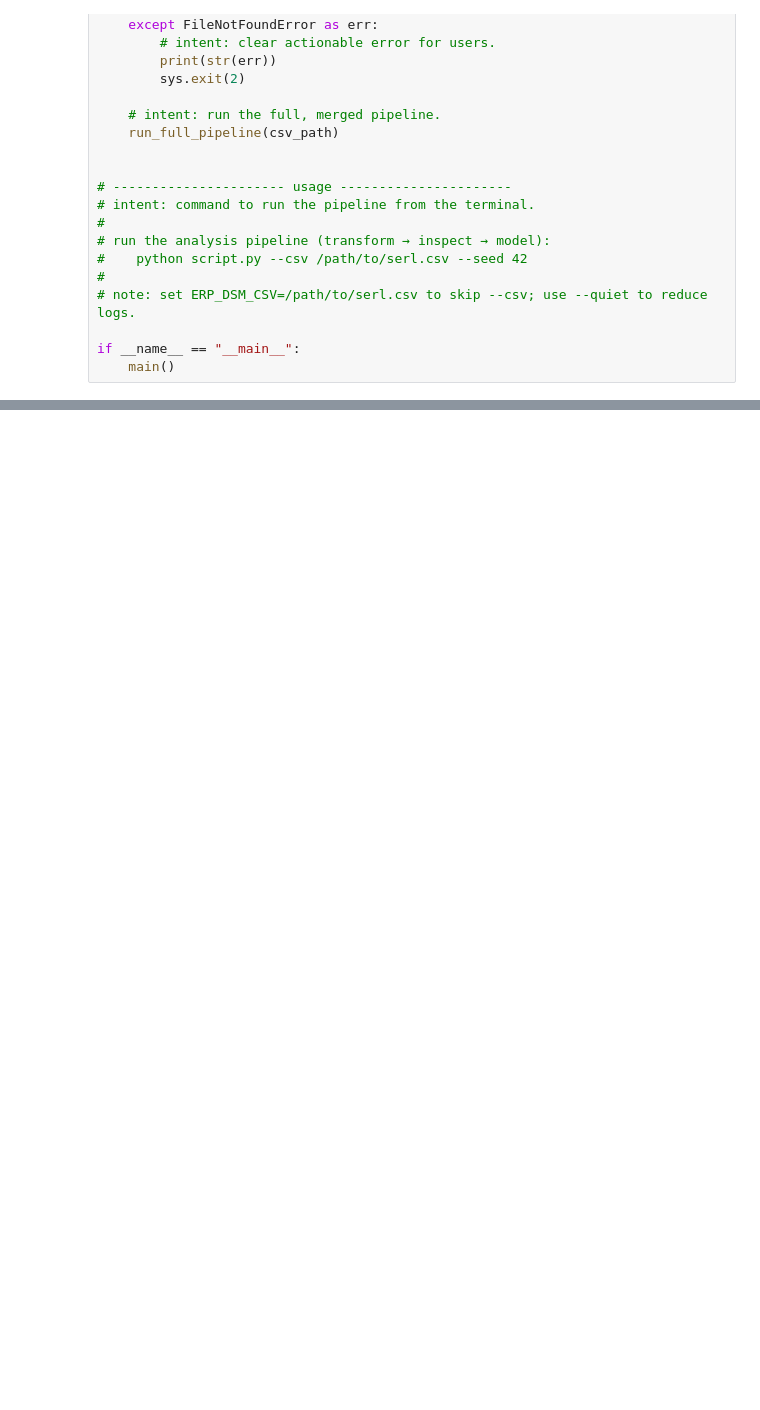
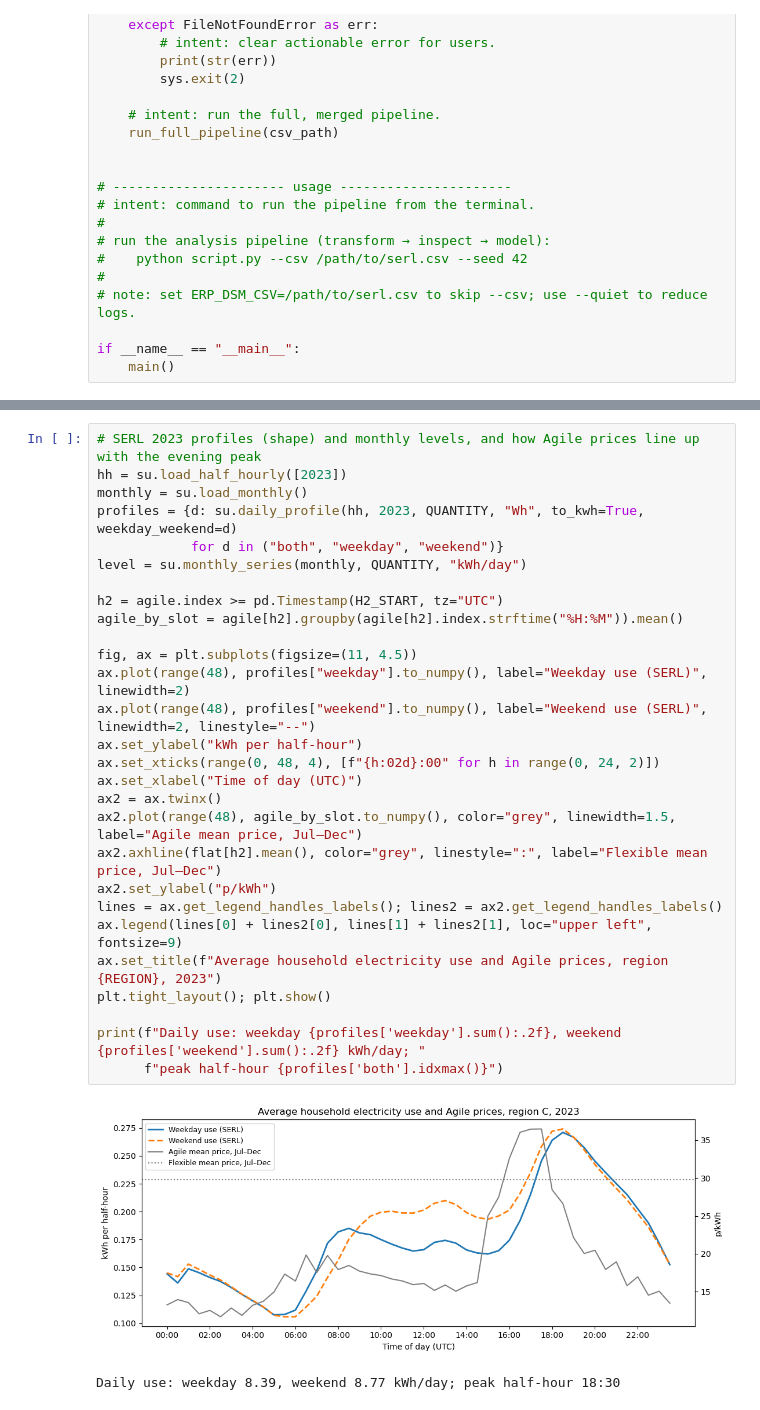
Before and after one commit to joshi-akanksha/Equitable-Energy-Load-Modeling, a Jupyter notebook: TariffSimulation.ipynb, the cells around one changed output, grey strips where cells are left out. Drawn from its saved outputs; the diff is of its cells as text; blank space fills up the shorter version.

```diff
--- a/TariffSimulation.ipynb
+++ b/TariffSimulation.ipynb
@@ -2575,0 +2628,31 @@ if __name__ == "__main__":
+# %%
+# SERL 2023 profiles (shape) and monthly levels, and how Agile prices line up with the evening peak
+hh = su.load_half_hourly([2023])
+monthly = su.load_monthly()
+profiles = {d: su.daily_profile(hh, 2023, QUANTITY, "Wh", to_kwh=True, weekday_weekend=d)
+            for d in ("both", "weekday", "weekend")}
+level = su.monthly_series(monthly, QUANTITY, "kWh/day")
+
+h2 = agile.index >= pd.Timestamp(H2_START, tz="UTC")
+agile_by_slot = agile[h2].groupby(agile[h2].index.strftime("%H:%M")).mean()
+
+fig, ax = plt.subplots(figsize=(11, 4.5))
+ax.plot(range(48), profiles["weekday"].to_numpy(), label="Weekday use (SERL)", linewidth=2)
+ax.plot(range(48), profiles["weekend"].to_numpy(), label="Weekend use (SERL)", linewidth=2, linestyle="--")
+ax.set_ylabel("kWh per half-hour")
+ax.set_xticks(range(0, 48, 4), [f"{h:02d}:00" for h in range(0, 24, 2)])
+ax.set_xlabel("Time of day (UTC)")
+ax2 = ax.twinx()
+ax2.plot(range(48), agile_by_slot.to_numpy(), color="grey", linewidth=1.5, label="Agile mean price, Jul–Dec")
+ax2.axhline(flat[h2].mean(), color="grey", linestyle=":", label="Flexible mean price, Jul–Dec")
+ax2.set_ylabel("p/kWh")
+lines = ax.get_legend_handles_labels(); lines2 = ax2.get_legend_handles_labels()
+ax.legend(lines[0] + lines2[0], lines[1] + lines2[1], loc="upper left", fontsize=9)
+ax.set_title(f"Average household electricity use and Agile prices, region {REGION}, 2023")
+plt.tight_layout(); plt.show()
+
+print(f"Daily use: weekday {profiles['weekday'].sum():.2f}, weekend {profiles['weekend'].sum():.2f} kWh/day; "
+      f"peak half-hour {profiles['both'].idxmax()}")
+# %% [output]
+[figure, added]
+Daily use: weekday 8.39, weekend 8.77 kWh/day; peak half-hour 18:30
```
Also changed, not shown: parts of 8 cells of this notebook, 3 other files.
